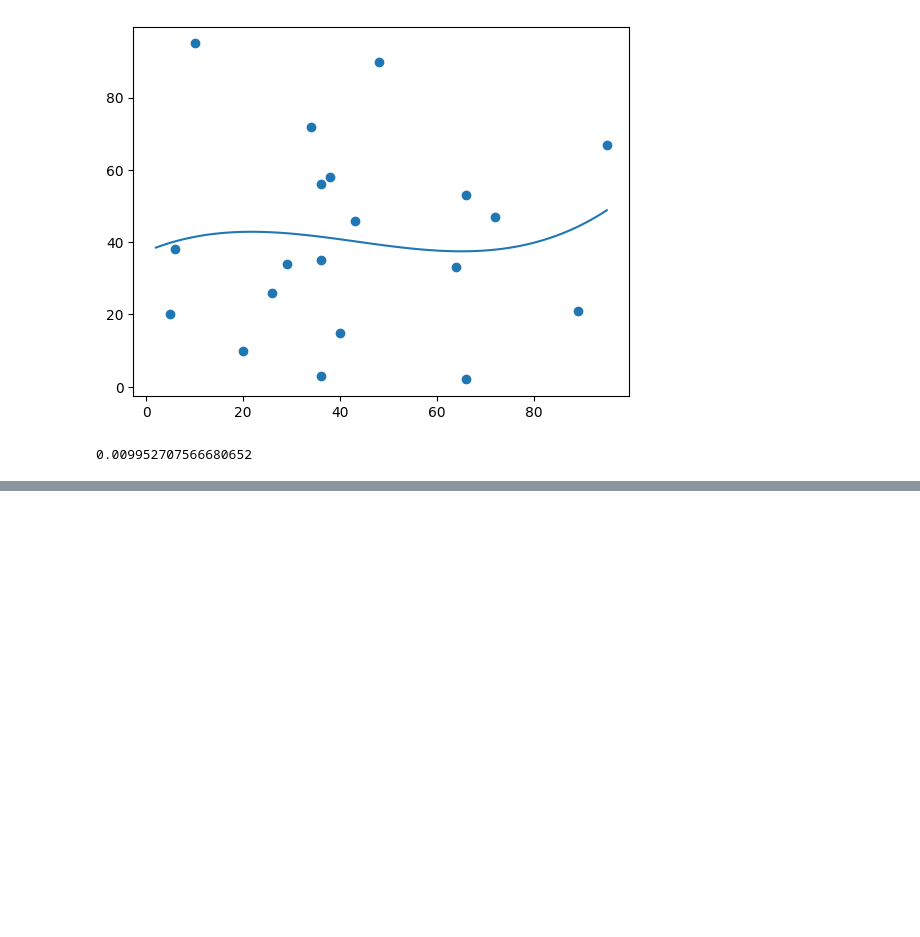
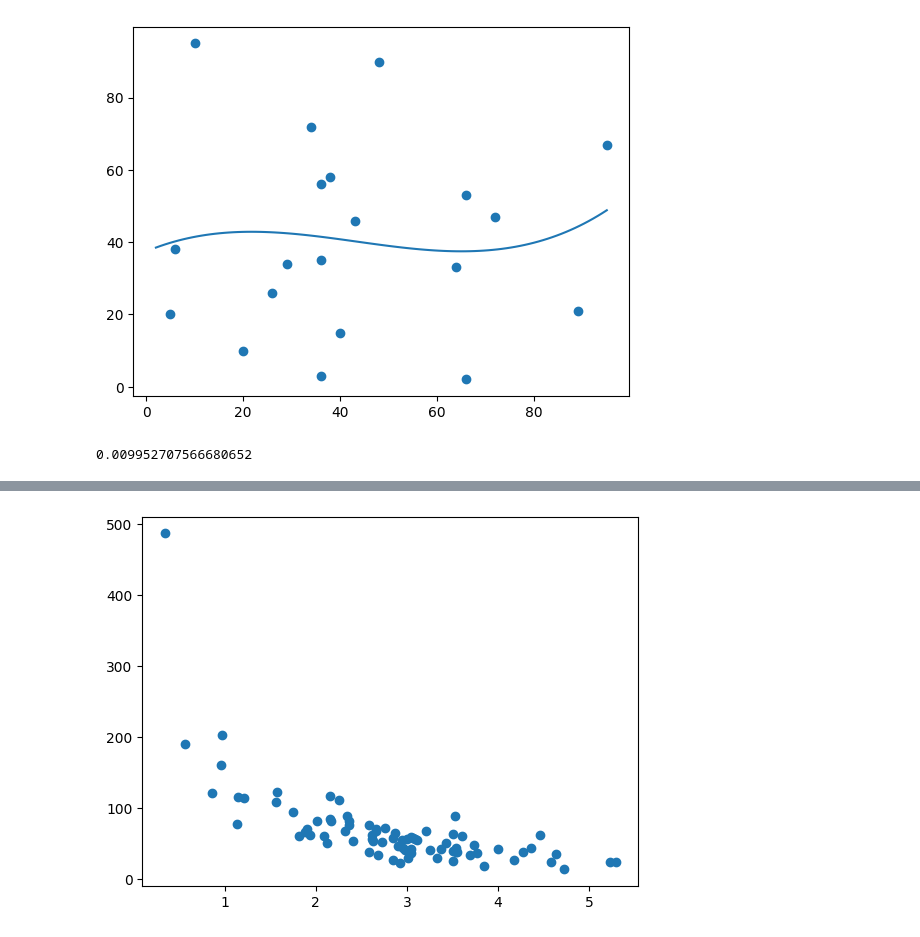
Before and after one commit to wilsonchow-ws/jupyterlab-study, a Jupyter notebook: ML_Study.ipynb, the cells around one changed output, grey strips where cells are left out. Drawn from its saved outputs; the diff is of its cells as text; code cells hidden in the pictures; blank space fills up the shorter version.

```diff
--- a/ML_Study.ipynb
+++ b/ML_Study.ipynb
@@ -447,0 +630,13 @@ print(r2_score(y, mymodel(x)))
+# %%
+# Split Into Train/Test
+
+train_x = x[:80]
+train_y = y[:80]
+
+test_x = x[80:]
+test_y = y[80:]
+
+plt.scatter(train_x, train_y)
+plt.show()
+# %% [output]
+[figure, added]
```
Also changed, not shown: parts of 54 cells of this notebook, 2 other files.
